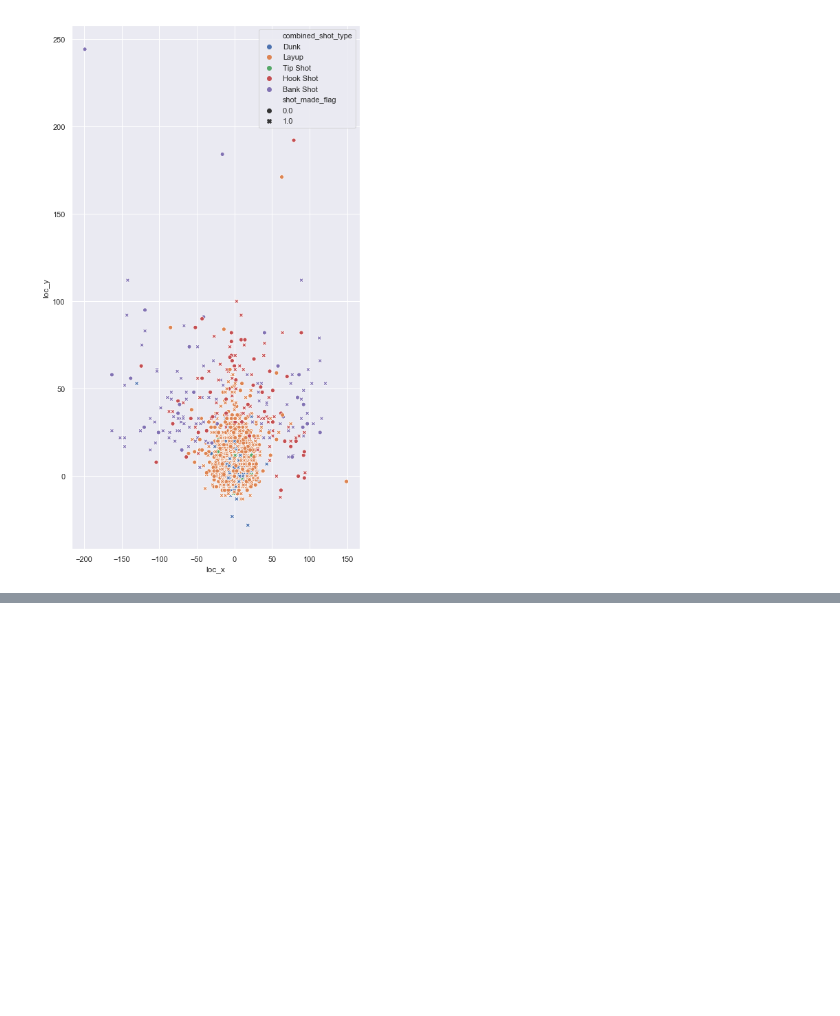
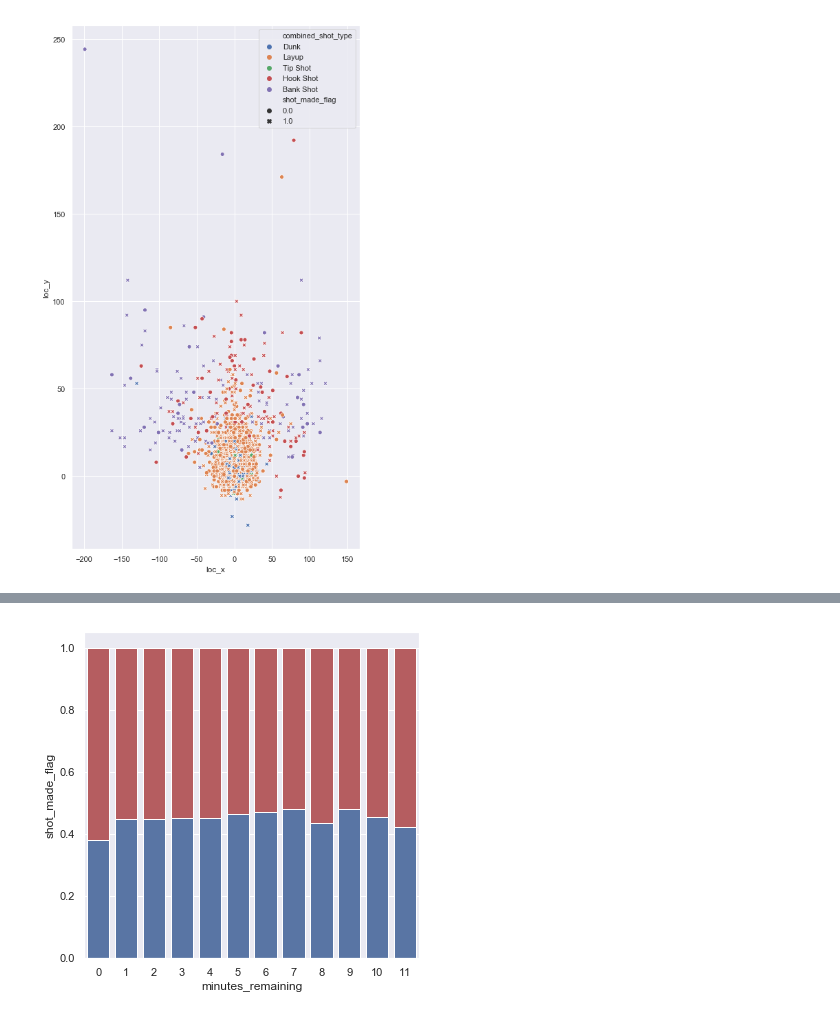
Before and after one commit to Vonski/ALHE_KobeBryant, a Jupyter notebook: notebooks/data_analysis.ipynb, the cells around one changed output, grey strips where cells are left out. Cells and saved outputs as stored; diff of their text form; code cells hidden in the pictures; blank space fills up the shorter version.

Commit message:
add new plots

```diff
--- a/notebooks/data_analysis.ipynb
+++ b/notebooks/data_analysis.ipynb
@@ -2,11 +2,11 @@
 import pandas as pd
 import matplotlib.pyplot as plt
 import seaborn as sns
+import numpy as np
 sns.set()
-plt.rcParams['figure.figsize'] = [7.5,14]
 # %%
 # wczytaj dane i odrzuć wiersze, w których występuje NaN (nie ma shot_made_flag)
-data=pd.read_csv("./all/data.csv")
+data=pd.read_csv("../data/data.csv")
 print(data.shape)
 data.dropna(inplace=True)
 print(data.shape)
@@ -52,0 +76,8 @@ plt.show()
+# %%
+plt.figure(figsize=(6,6))
+sns.barplot(x=data["minutes_remaining"], y=np.ones(len(data)), color='r', label='0')
+grouped=data.groupby("minutes_remaining", as_index=False)['shot_made_flag'].mean()
+sns.barplot(x=grouped["minutes_remaining"], y=grouped["shot_made_flag"], color='b', label='1')
+plt.show()
+# %% [output]
+[figure, added]
```
Also changed, not shown: parts of 11 cells of this notebook.
